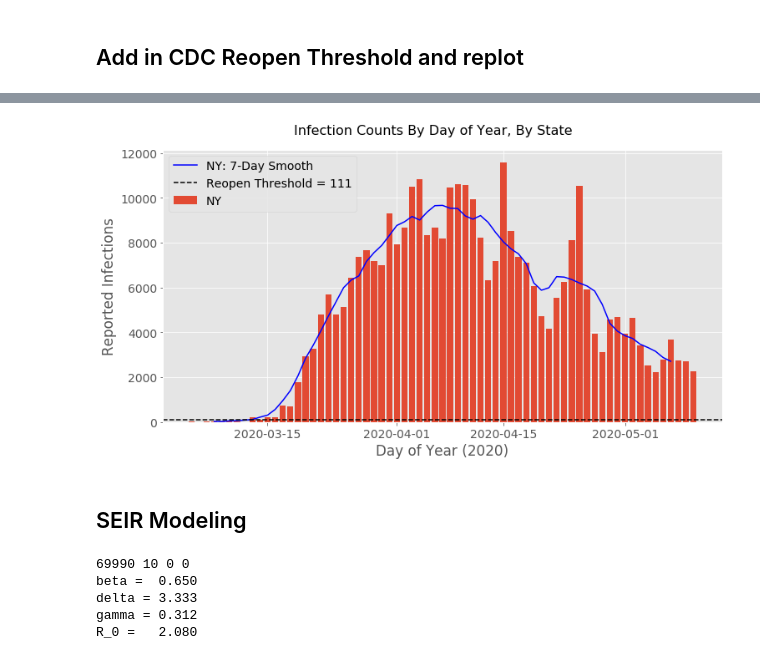
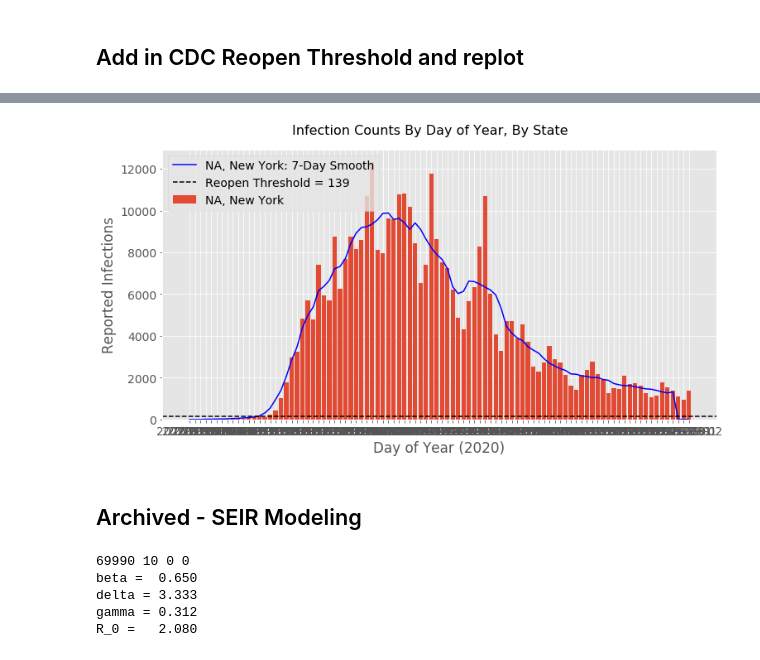
Before and after one commit to AsaKientz/covid-forecasting, a Jupyter notebook: notebooks/Covid-Capstone-III.ipynb, the cells around one changed output, grey strips where cells are left out. Saved outputs shown, nothing was run; the diff lists cells and outputs as text; code cells hidden in the pictures.

Commit message:
updated model

```diff
--- a/notebooks/Covid-Capstone-III.ipynb
+++ b/notebooks/Covid-Capstone-III.ipynb
@@ -16,9 +16,13 @@ import pymc3 as pm
 import arviz as az
 import theano
 
-plt.style.use('seaborn-darkgrid')
 
-# plt.style.use('ggplot')
+import lmfit
+from lmfit.lineshapes import gaussian, lorentzian
+
+# plt.style.use('seaborn-darkgrid')
+
+plt.style.use('ggplot')
 font_size = 14
 plt.rcParams.update({'font.size': font_size})
 # %%
@@ -103,0 +33,9 @@ state_reopen_thresh
+# %%
+# CDC guideline threshold of 10 reported infections per 100k pop every 14 days
+reopen_thresh = 10./100000/14
+region_init = ('New York','NA')
+num_days_smooth = 7
+df2, states_pop = get_state_or_county_data(region_init, num_days_smooth)
+print(f'Population of {region_init[1]}, {region_init[0]} is {states_pop}.')
+state_reopen_thresh = math.ceil(states_pop * reopen_thresh)
+print(f'Reopen threshold is {state_reopen_thresh}.')
@@ -104,18 +58,19 @@ state_reopen_thresh
 # %%
 fig, ax = plt.subplots(figsize = (12,6))
 
-ax.bar(df2.datetime, df2['positiveIncrease'], label = f"{states[0]}")
-plt.plot(df2.datetime, df2[f'Rolling-{num_days_smooth}mean'],
-         label = f"{states[0]}: {num_days_smooth}-Day Smooth", color='blue')
-ax.axhline(state_reopen_thresh[0], color = 'black', ls="--",
-           label = f"Reopen Threshold = {state_reopen_thresh[0]}")
+ax.bar(df2.date, df2['daily_cases'], label = f'{region_init[1]}, {region_init[0]}')
+plt.plot(df2.date, df2[f'daily_cases_roll{num_days_smooth}mean'],
+         label = f"{region_init[1]}, {region_init[0]}: {num_days_smooth}-Day Smooth", color='blue')
+ax.axhline(state_reopen_thresh, color = 'black', ls="--",
+           label = f"Reopen Threshold = {state_reopen_thresh}")
 ax.legend(loc='upper left')
 ax.set_xlabel('Day of Year (2020)')
 ax.set_ylabel('Reported Infections')
 ax.label_outer()
+# plt.xticks(np.arange(pd.to_datetime(min(df2.date)), pd.to_datetime(max(df2.date)) + pd.DateOffset(1), 200000))
 plt.suptitle('Infection Counts By Day of Year, By State', fontsize=16, y = 0.95)
 plt.show();
 # %% [output]
-[figure, old version]
+[figure, new version]
 # %% [markdown]
-## SEIR Modeling
+## Archived - SEIR Modeling
```
Also changed, not shown: parts of 50 cells of this notebook.
